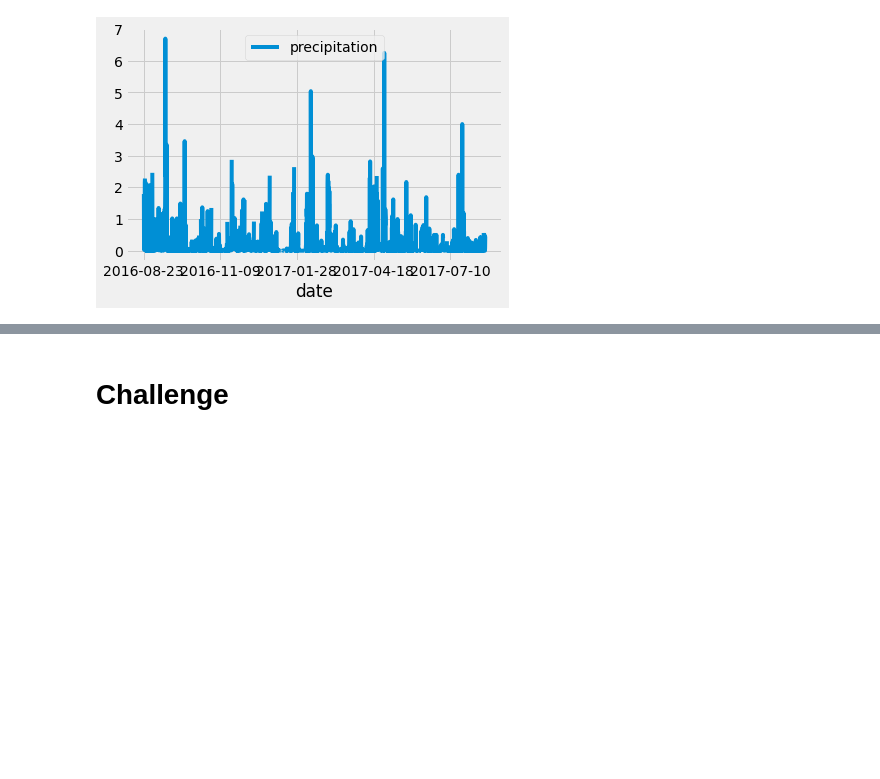
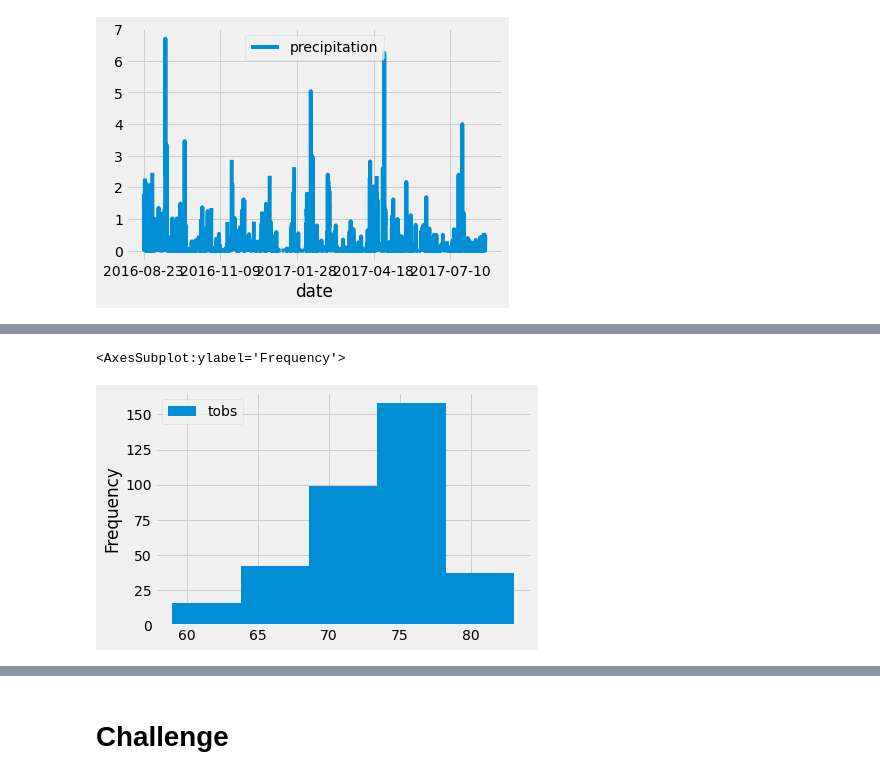
Before and after one commit to mquimi/Surfs-Up, a Jupyter notebook: climate_analysis.ipynb, the cells around one changed output, grey strips where cells are left out. Cells and saved outputs as stored; diff of their text form; code cells hidden in the pictures; blank space fills up the shorter version.

```diff
--- a/climate_analysis.ipynb
+++ b/climate_analysis.ipynb
@@ -77,0 +139,7 @@ df.plot()
+# %%
+#plot the results as a histogram
+
+df.plot.hist(bins=5)
+# %% [output]
+<AxesSubplot:ylabel='Frequency'>
+[figure, added]
```
Also changed, not shown: parts of 11 cells of this notebook, 2 other files.
